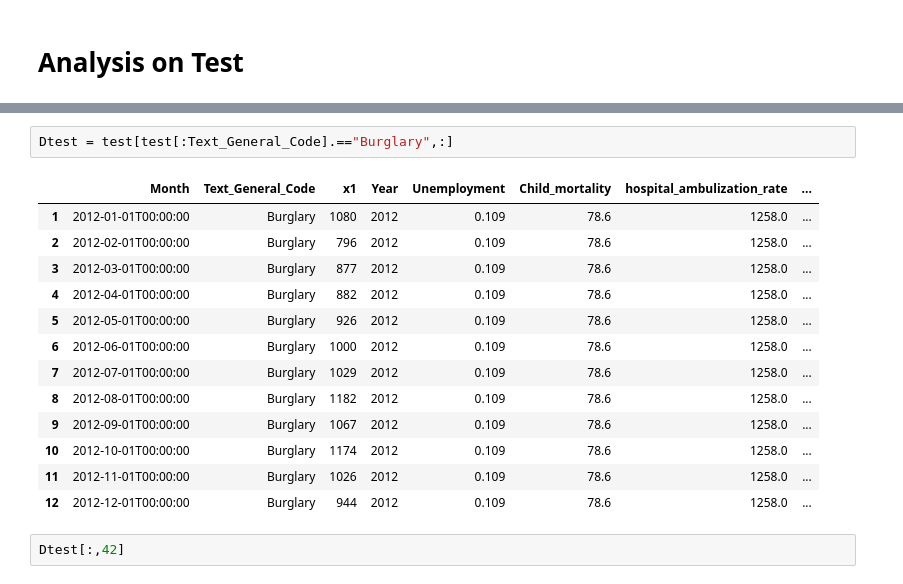
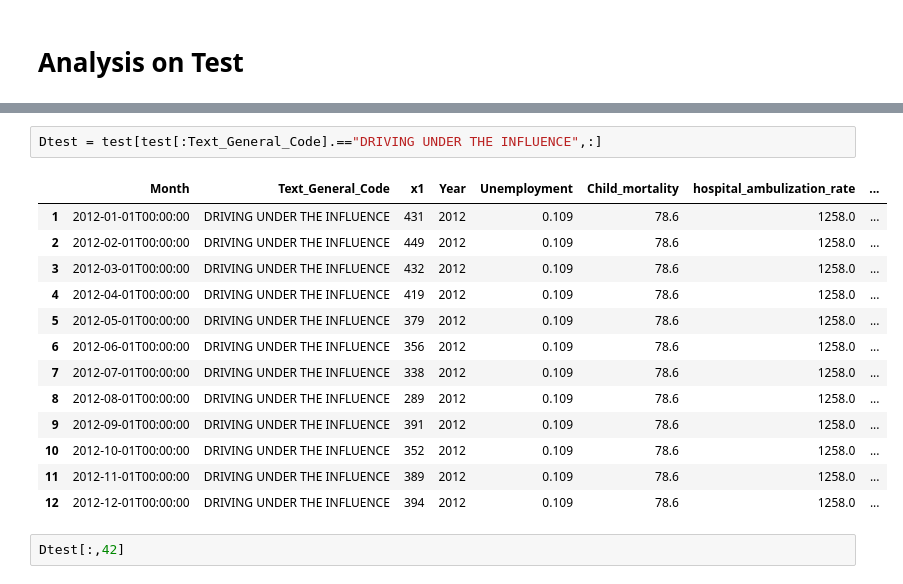
Before and after one commit to rainy0niu/Predicting-Crimes-in-Philadelphia, a Jupyter notebook: project_code/Deseasonalized_Fitting.ipynb, the cells around one changed output, grey strips where cells are left out. Drawn from its saved outputs; the diff is of its cells as text.

```diff
--- a/project_code/Deseasonalized_Fitting.ipynb
+++ b/project_code/Deseasonalized_Fitting.ipynb
@@ -386,21 +430,21 @@ test = readtable("deseasonalizedtest_nodeseasonalizedtemp.csv")
 | 30 | 2012-02-01T00:00:00 | DRIVING UNDER THE INFLUENCE | 449 | 2012 | 0.109 | 78.6 | 1258.0 | ... |
 | ⋮ | ⋮ | ⋮ | ⋮ | ⋮ | ⋮ | ⋮ | ⋮ | ... |
 # %%
-Dtest = test[test[:Text_General_Code].=="Burglary",:]
+Dtest = test[test[:Text_General_Code].=="DRIVING UNDER THE INFLUENCE",:]
 # %% [output]
 |  | Month | Text_General_Code | x1 | Year | Unemployment | Child_mortality | hospital_ambulization_rate | ... |
-| 1 | 2012-01-01T00:00:00 | Burglary | 1080 | 2012 | 0.109 | 78.6 | 1258.0 | ... |
-| 2 | 2012-02-01T00:00:00 | Burglary | 796 | 2012 | 0.109 | 78.6 | 1258.0 | ... |
-| 3 | 2012-03-01T00:00:00 | Burglary | 877 | 2012 | 0.109 | 78.6 | 1258.0 | ... |
-| 4 | 2012-04-01T00:00:00 | Burglary | 882 | 2012 | 0.109 | 78.6 | 1258.0 | ... |
-| 5 | 2012-05-01T00:00:00 | Burglary | 926 | 2012 | 0.109 | 78.6 | 1258.0 | ... |
-| 6 | 2012-06-01T00:00:00 | Burglary | 1000 | 2012 | 0.109 | 78.6 | 1258.0 | ... |
-| 7 | 2012-07-01T00:00:00 | Burglary | 1029 | 2012 | 0.109 | 78.6 | 1258.0 | ... |
-| 8 | 2012-08-01T00:00:00 | Burglary | 1182 | 2012 | 0.109 | 78.6 | 1258.0 | ... |
-| 9 | 2012-09-01T00:00:00 | Burglary | 1067 | 2012 | 0.109 | 78.6 | 1258.0 | ... |
-| 10 | 2012-10-01T00:00:00 | Burglary | 1174 | 2012 | 0.109 | 78.6 | 1258.0 | ... |
-| 11 | 2012-11-01T00:00:00 | Burglary | 1026 | 2012 | 0.109 | 78.6 | 1258.0 | ... |
-| 12 | 2012-12-01T00:00:00 | Burglary | 944 | 2012 | 0.109 | 78.6 | 1258.0 | ... |
+| 1 | 2012-01-01T00:00:00 | DRIVING UNDER THE INFLUENCE | 431 | 2012 | 0.109 | 78.6 | 1258.0 | ... |
+| 2 | 2012-02-01T00:00:00 | DRIVING UNDER THE INFLUENCE | 449 | 2012 | 0.109 | 78.6 | 1258.0 | ... |
+| 3 | 2012-03-01T00:00:00 | DRIVING UNDER THE INFLUENCE | 432 | 2012 | 0.109 | 78.6 | 1258.0 | ... |
+| 4 | 2012-04-01T00:00:00 | DRIVING UNDER THE INFLUENCE | 419 | 2012 | 0.109 | 78.6 | 1258.0 | ... |
+| 5 | 2012-05-01T00:00:00 | DRIVING UNDER THE INFLUENCE | 379 | 2012 | 0.109 | 78.6 | 1258.0 | ... |
+| 6 | 2012-06-01T00:00:00 | DRIVING UNDER THE INFLUENCE | 356 | 2012 | 0.109 | 78.6 | 1258.0 | ... |
+| 7 | 2012-07-01T00:00:00 | DRIVING UNDER THE INFLUENCE | 338 | 2012 | 0.109 | 78.6 | 1258.0 | ... |
+| 8 | 2012-08-01T00:00:00 | DRIVING UNDER THE INFLUENCE | 289 | 2012 | 0.109 | 78.6 | 1258.0 | ... |
+| 9 | 2012-09-01T00:00:00 | DRIVING UNDER THE INFLUENCE | 391 | 2012 | 0.109 | 78.6 | 1258.0 | ... |
+| 10 | 2012-10-01T00:00:00 | DRIVING UNDER THE INFLUENCE | 352 | 2012 | 0.109 | 78.6 | 1258.0 | ... |
+| 11 | 2012-11-01T00:00:00 | DRIVING UNDER THE INFLUENCE | 389 | 2012 | 0.109 | 78.6 | 1258.0 | ... |
+| 12 | 2012-12-01T00:00:00 | DRIVING UNDER THE INFLUENCE | 394 | 2012 | 0.109 | 78.6 | 1258.0 | ... |
 # %%
 Dtest[:,42]
 # %% [output]
```
Also changed, not shown: parts of 30 cells of this notebook.
